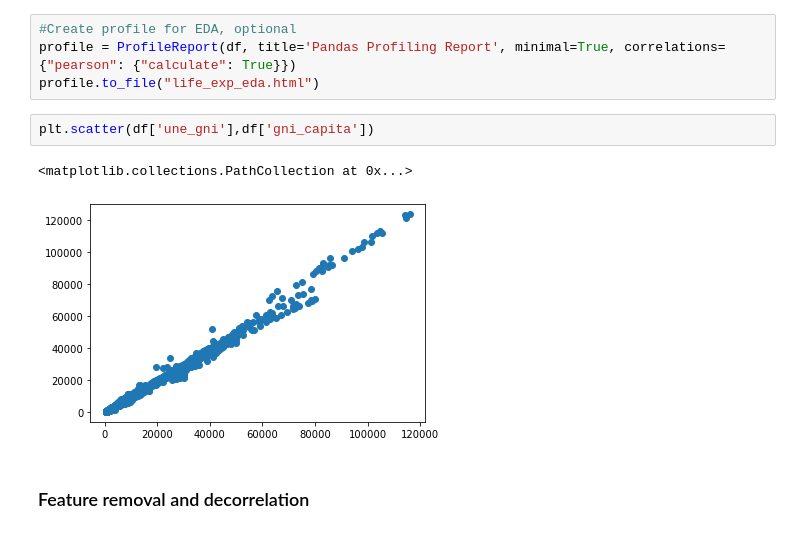
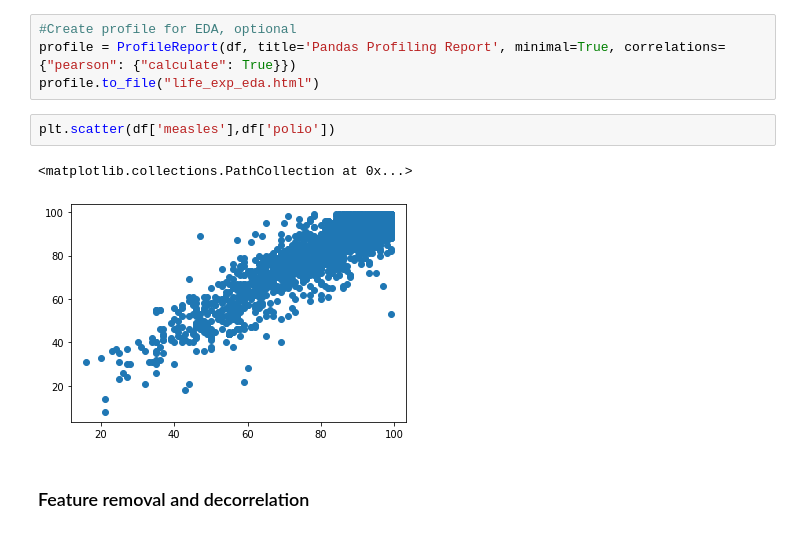
Before and after one commit to sbslaton/230-254-Final-Projects, a Jupyter notebook: 230/code/Modeling.ipynb, the cells around one changed output. Drawn from its saved outputs; the diff is of its cells as text.

```diff
--- a/230/code/Modeling.ipynb
+++ b/230/code/Modeling.ipynb
@@ -21,10 +21,10 @@ df.head()
 profile = ProfileReport(df, title='Pandas Profiling Report', minimal=True, correlations={"pearson": {"calculate": True}})
 profile.to_file("life_exp_eda.html")
 # %%
-plt.scatter(df['une_gni'],df['gni_capita'])
+plt.scatter(df['measles'],df['polio'])
 # %% [output]
 <matplotlib.collections.PathCollection at 0x...>
-[figure, old version]
+[figure, new version]
 # %% [markdown]
 ### Feature removal and decorrelation
 # %%
```
Also changed, not shown: parts of 40 cells of this notebook, 3 other files.
